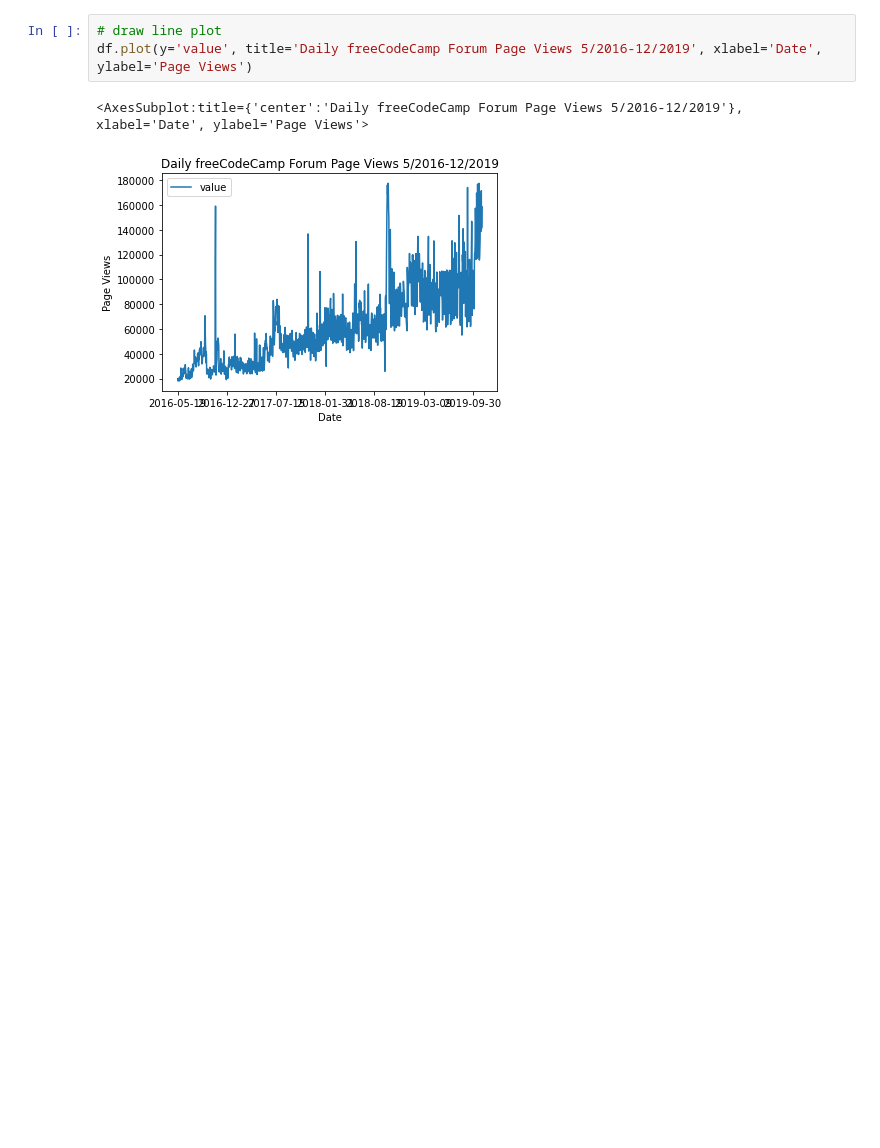
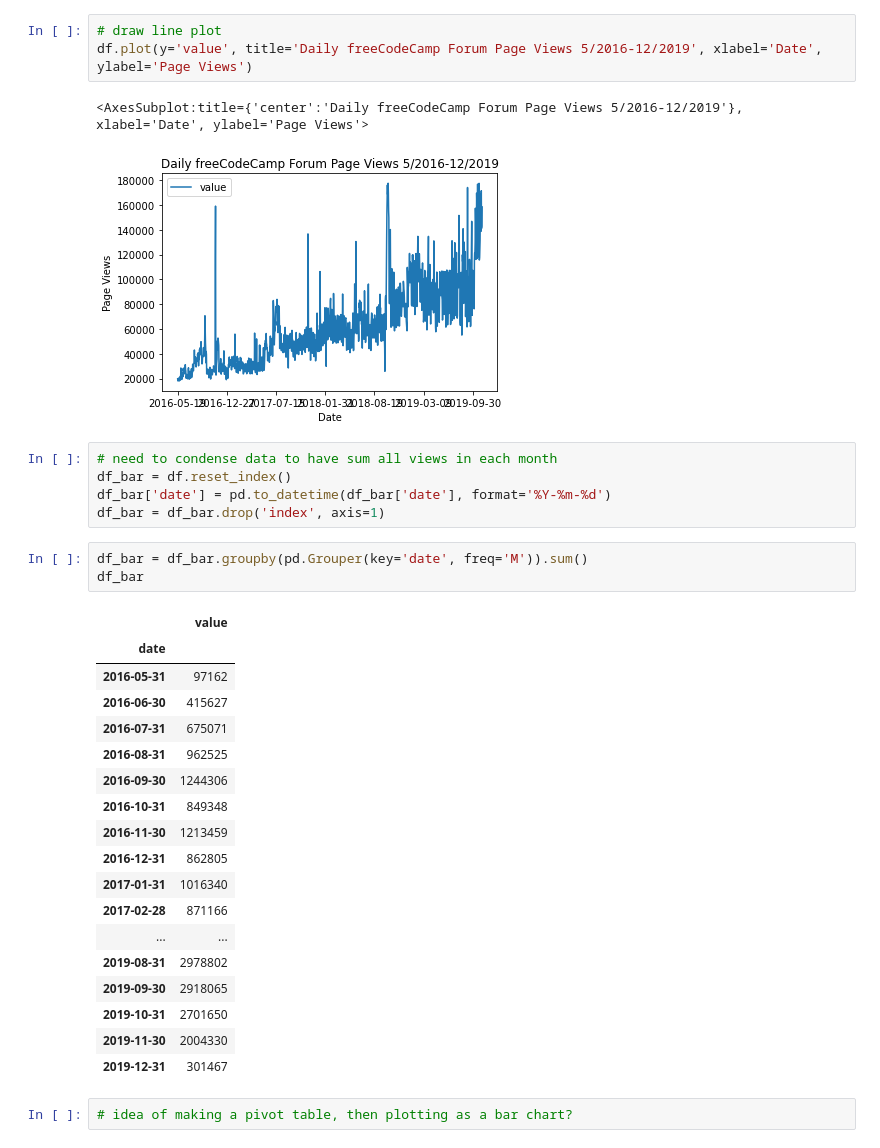
Before and after one commit to jmacdonald2010/page-view-time-series-visualizer, a Jupyter notebook: sketches.ipynb, the cells around one changed output. Cells and saved outputs as stored; diff of their text form; blank space fills up the shorter version.

Commit message:
03/26/2021 20:07 | summed values by month, still working on chart

```diff
--- a/sketches.ipynb
+++ b/sketches.ipynb
@@ -38,3 +38,32 @@ df.plot(y='value', title='Daily freeCodeCamp Forum Page Views 5/2016-12/2019', x
 # %% [output]
 <AxesSubplot:title={'center':'Daily freeCodeCamp Forum Page Views 5/2016-12/2019'}, xlabel='Date', ylabel='Page Views'>
 [figure]
+# %%
+# need to condense data to have sum all views in each month
+df_bar = df.reset_index()
+df_bar['date'] = pd.to_datetime(df_bar['date'], format='%Y-%m-%d')
+df_bar = df_bar.drop('index', axis=1)
+# %%
+df_bar = df_bar.groupby(pd.Grouper(key='date', freq='M')).sum()
+df_bar
+# %% [output]
+|  | value |
+| date |  |
+| 2016-05-31 | 97162 |
+| 2016-06-30 | 415627 |
+| 2016-07-31 | 675071 |
+| 2016-08-31 | 962525 |
+| 2016-09-30 | 1244306 |
+| 2016-10-31 | 849348 |
+| 2016-11-30 | 1213459 |
+| 2016-12-31 | 862805 |
+| 2017-01-31 | 1016340 |
+| 2017-02-28 | 871166 |
+| ... | ... |
+| 2019-08-31 | 2978802 |
+| 2019-09-30 | 2918065 |
+| 2019-10-31 | 2701650 |
+| 2019-11-30 | 2004330 |
+| 2019-12-31 | 301467 |
+# %%
+# idea of making a pivot table, then plotting as a bar chart?
```
Also changed, not shown: 1 other file.
